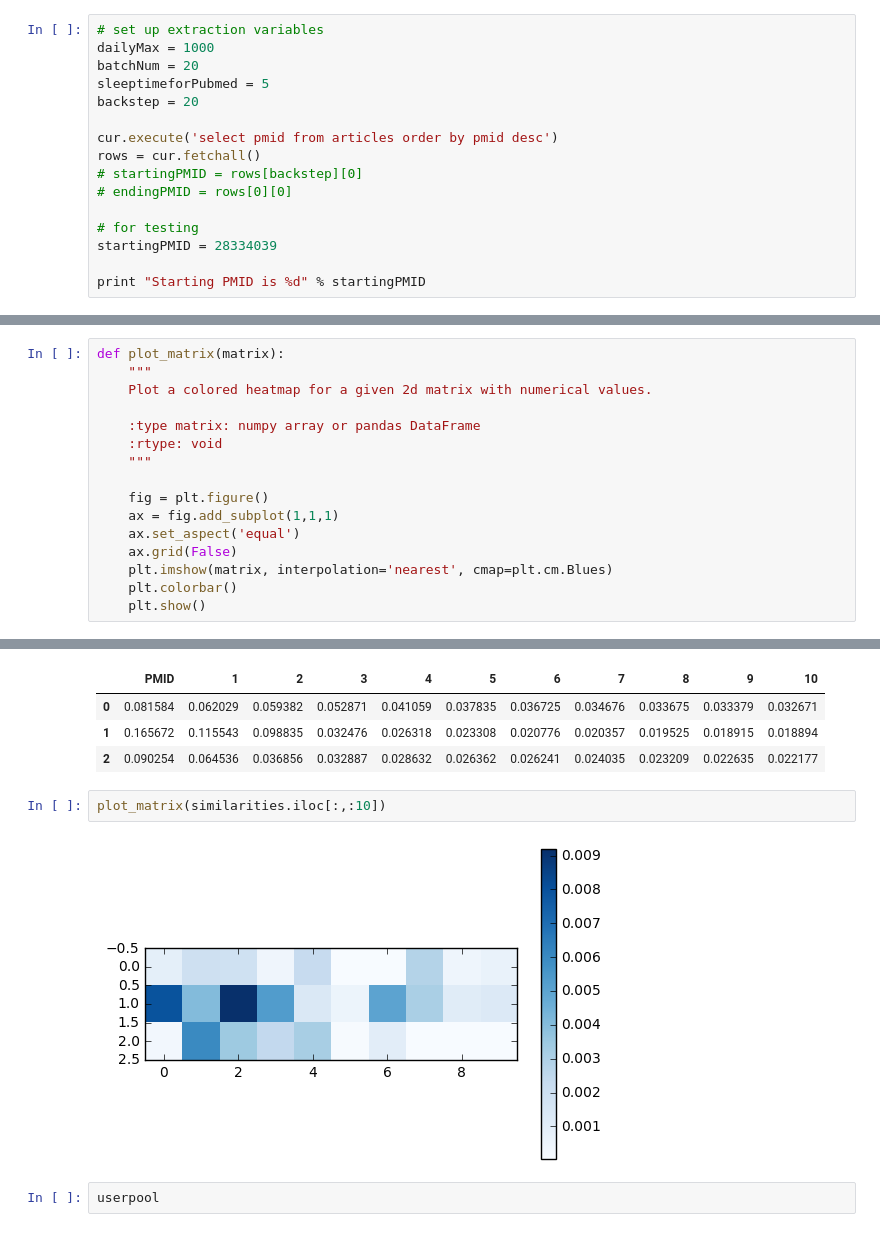
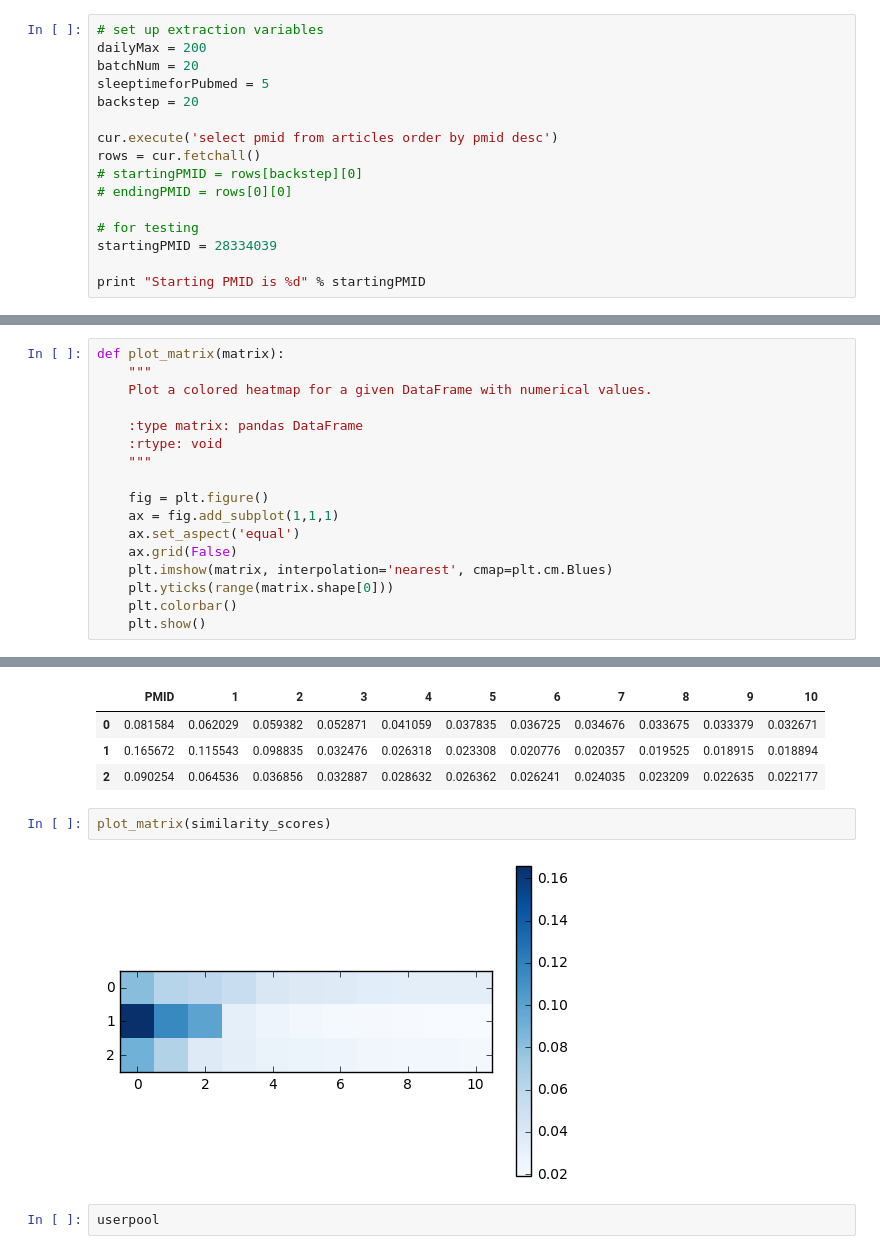
Before and after one commit to lixu0818/PIPA, a Jupyter notebook: PIPA_demo.ipynb, the cells around one changed output, grey strips where cells are left out. Cells and saved outputs as stored; diff of their text form.

```diff
--- a/PIPA_demo.ipynb
+++ b/PIPA_demo.ipynb
@@ -24,7 +24,7 @@ cur = db.cursor()
 ## 1. Extract and parse data from PubMed using a crawler
 # %%
 # set up extraction variables
-dailyMax = 1000
+dailyMax = 200
 batchNum = 20
 sleeptimeforPubmed = 5
 backstep = 20
@@ -181,9 +181,9 @@ def import_recommend_articles(table_name, cur):
 # %%
 def plot_matrix(matrix):
     """
-    Plot a colored heatmap for a given 2d matrix with numerical values.
+    Plot a colored heatmap for a given DataFrame with numerical values.
 
-    :type matrix: numpy array or pandas DataFrame
+    :type matrix: pandas DataFrame
     :rtype: void
     """
 
@@ -192,6 +192,7 @@ def plot_matrix(matrix):
     ax.set_aspect('equal')
     ax.grid(False)
     plt.imshow(matrix, interpolation='nearest', cmap=plt.cm.Blues)
+    plt.yticks(range(matrix.shape[0]))
     plt.colorbar()
     plt.show()
 # %%
@@ -334,10 +339,10 @@ similarity_scores
 | 0 | 0.081584 | 0.062029 | 0.059382 | 0.052871 | 0.041059 | 0.037835 | 0.036725 | 0.034676 | 0.033675 | 0.033379 | 0.032671 |
 | 1 | 0.165672 | 0.115543 | 0.098835 | 0.032476 | 0.026318 | 0.023308 | 0.020776 | 0.020357 | 0.019525 | 0.018915 | 0.018894 |
 | 2 | 0.090254 | 0.064536 | 0.036856 | 0.032887 | 0.028632 | 0.026362 | 0.026241 | 0.024035 | 0.023209 | 0.022635 | 0.022177 |
-# %%
-plot_matrix(similarities.iloc[:,:10])
-# %% [output]
-[figure, removed]
+# %%
+plot_matrix(similarity_scores)
+# %% [output]
+[figure, added]
 # %%
 userpool
 # %% [output]
```
Also changed, not shown: parts of 1 cell of this notebook.
